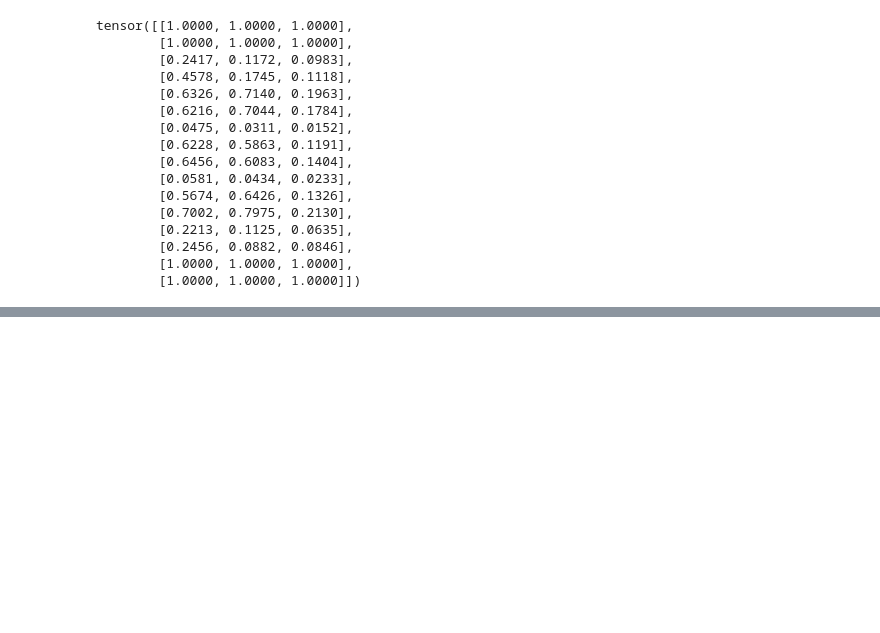
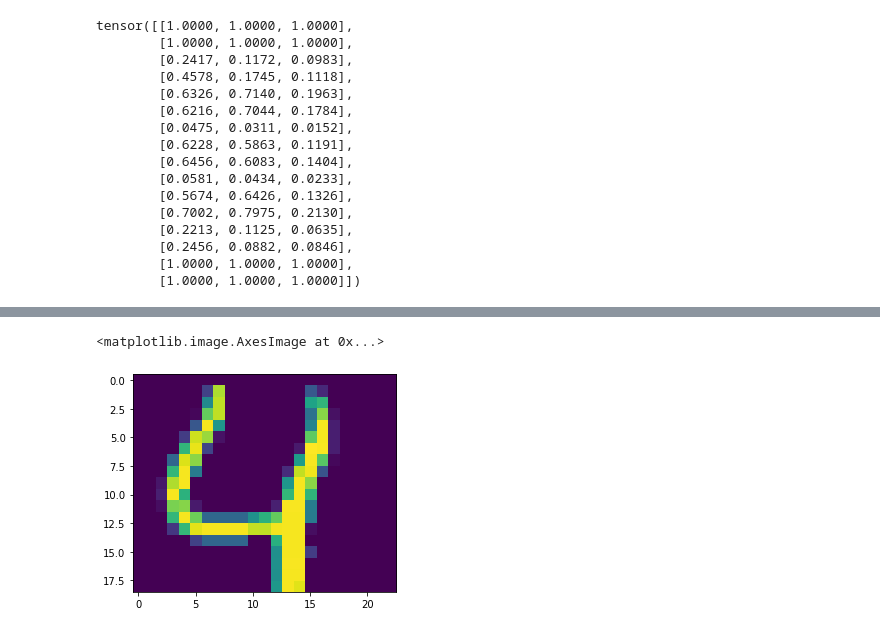
Before and after one commit to DanteNoguez/CalculusRatiocinator, a Jupyter notebook: notebooks/ensayo_1.ipynb, the cells around one changed output, grey strips where cells are left out. Saved outputs shown, nothing was run; the diff lists cells and outputs as text; code cells hidden in the pictures; blank space fills up the shorter version.

```diff
--- a/notebooks/ensayo_1.ipynb
+++ b/notebooks/ensayo_1.ipynb
@@ -595,0 +625,6 @@ tensor([[1.0000, 1.0000, 1.0000],
+# %%
+df = pd.DataFrame(np.array(image.squeeze(0)[4:23, 4:27]))
+plt.imshow(df)
+# %% [output]
+<matplotlib.image.AxesImage at 0x...>
+[figure, added]
```
Also changed, not shown: parts of 12 cells of this notebook.
